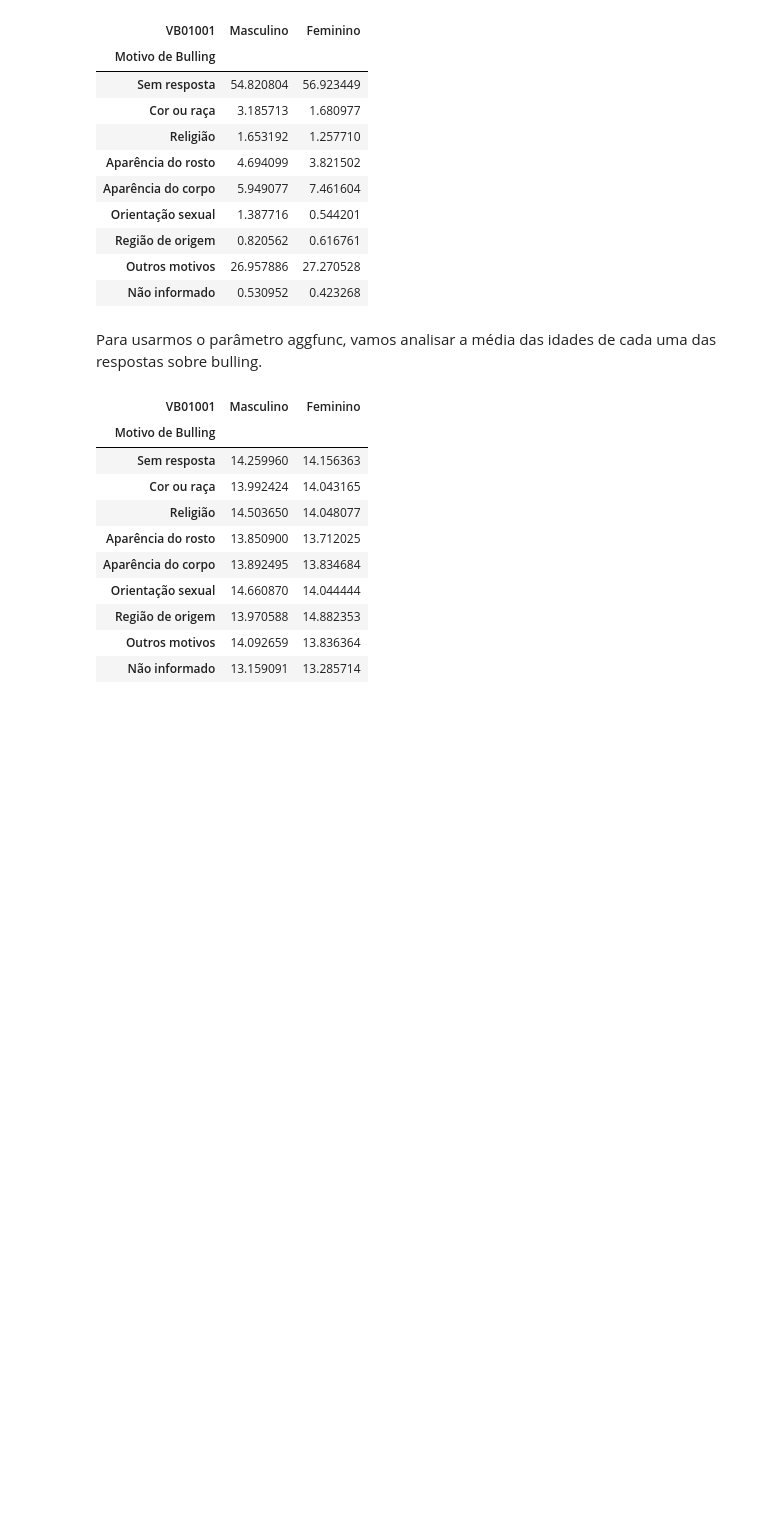
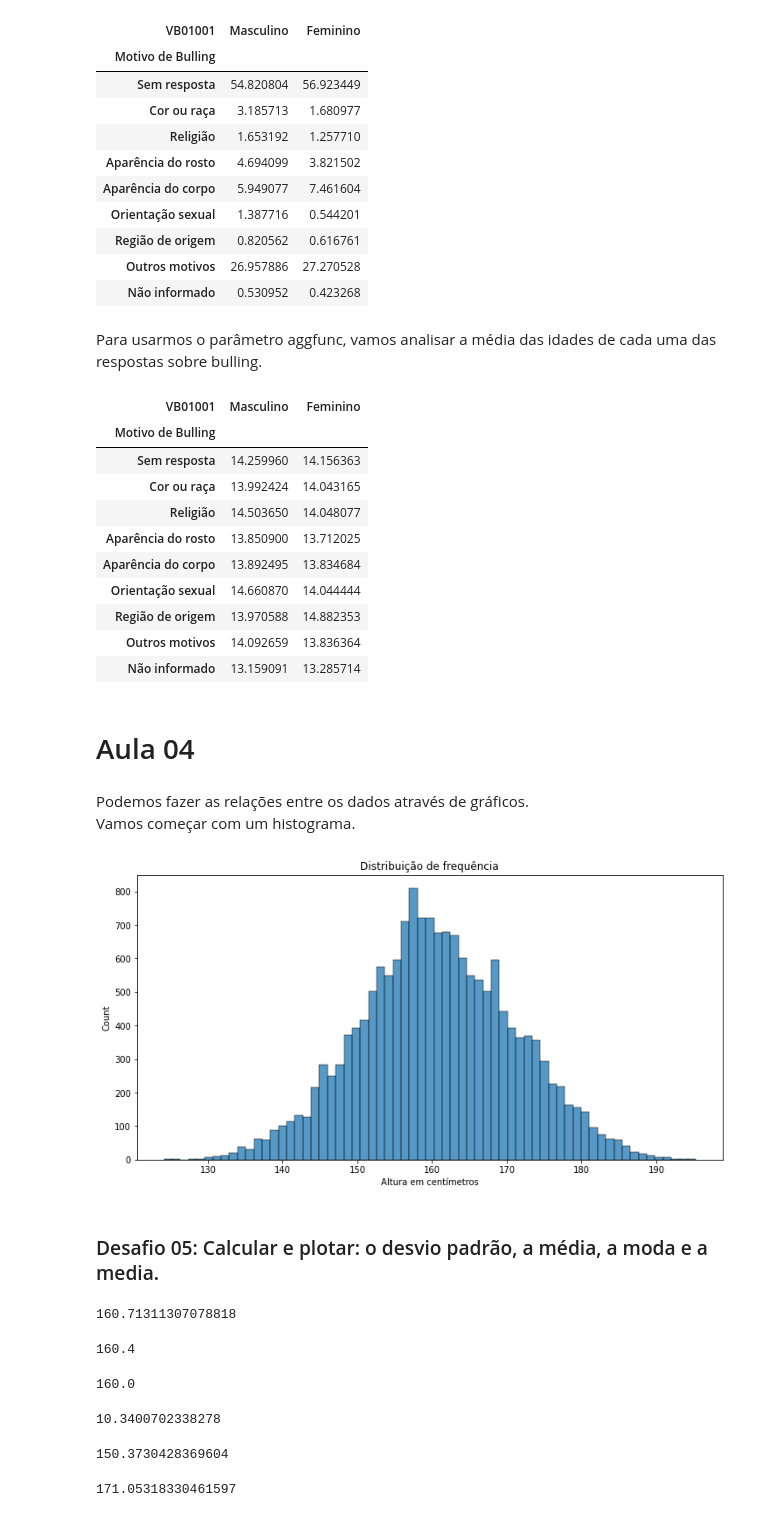
Before and after one commit to silviacfreitas/BootcampDataScienceAplicadaAlura, a Jupyter notebook: BootcampDSModulo03.ipynb, the cells around one changed output. Drawn from its saved outputs; the diff is of its cells as text; code cells hidden in the pictures; blank space fills up the shorter version.

```diff
--- a/BootcampDSModulo03.ipynb
+++ b/BootcampDSModulo03.ipynb
@@ -716,3 +718,49 @@ frequencia_cruzada
 | Região de origem | 13.970588 | 14.882353 |
 | Outros motivos | 14.092659 | 13.836364 |
 | Não informado | 13.159091 | 13.285714 |
+# %% [markdown]
+# Aula 04
+# %% [markdown]
+Podemos fazer as relações entre os dados através de gráficos.<br>
+Vamos começar com um histograma.
+# %%
+ax = sns.histplot(data=dados, x=dados['VB17004'])
+ax.figure.set_size_inches(12, 6)
+ax.set_title('Distribuição de frequência')
+ax.set_xlabel('Altura em centímetros')
+plt.show()
+# %% [output]
+[figure, added]
+# %% [markdown]
+### Desafio 05: Calcular e plotar: o desvio padrão, a média, a moda e a media.
+# %%
+media = dados['VB17004'].mean()
+media
+# %% [output]
+160.71311307078818
+# %%
+mediana = dados['VB17004'].median()
+mediana
+# %% [output]
+160.4
+# %%
+moda = dados['VB17004'].mode()
+moda
+moda[0]
+# %% [output]
+160.0
+# %%
+desvio_padrão = dados['VB17004'].std()
+desvio_padrão
+# %% [output]
+10.3400702338278
+# %%
+menor_std = media - desvio_padrão
+menor_std
+# %% [output]
+150.3730428369604
+# %%
+maior_std = media + desvio_padrão
+maior_std
+# %% [output]
+171.05318330461597
```
Also changed, not shown: parts of 16 cells of this notebook.
